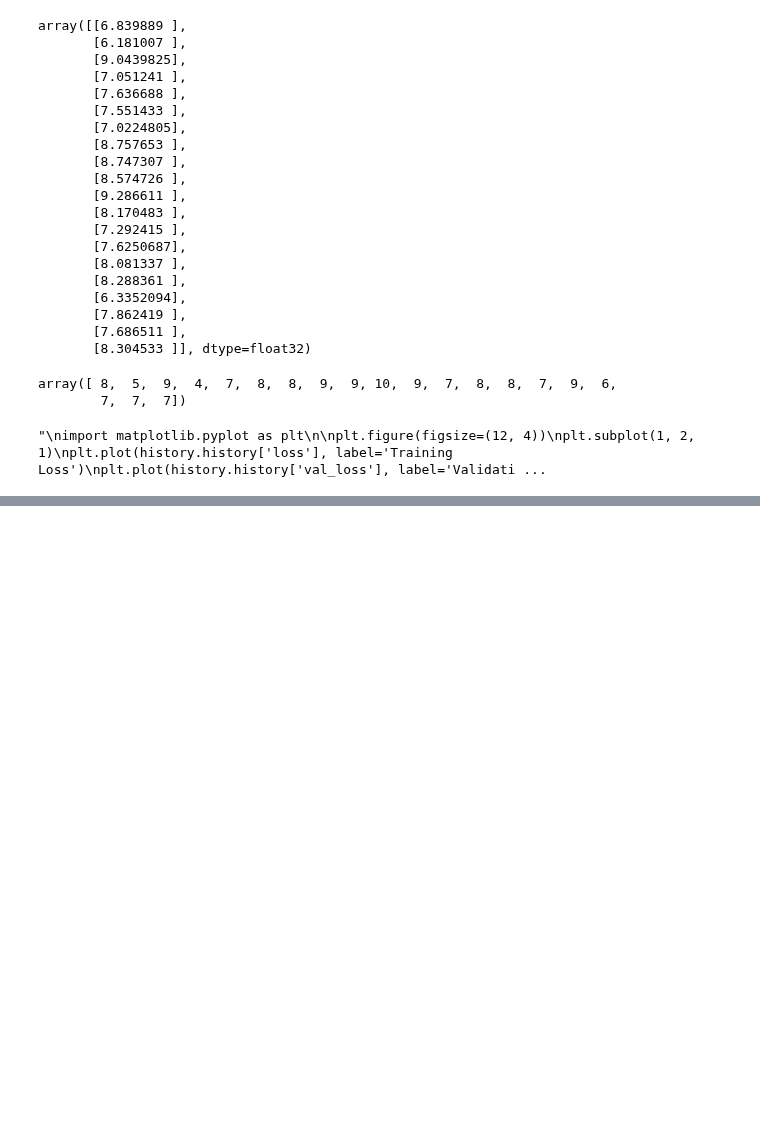
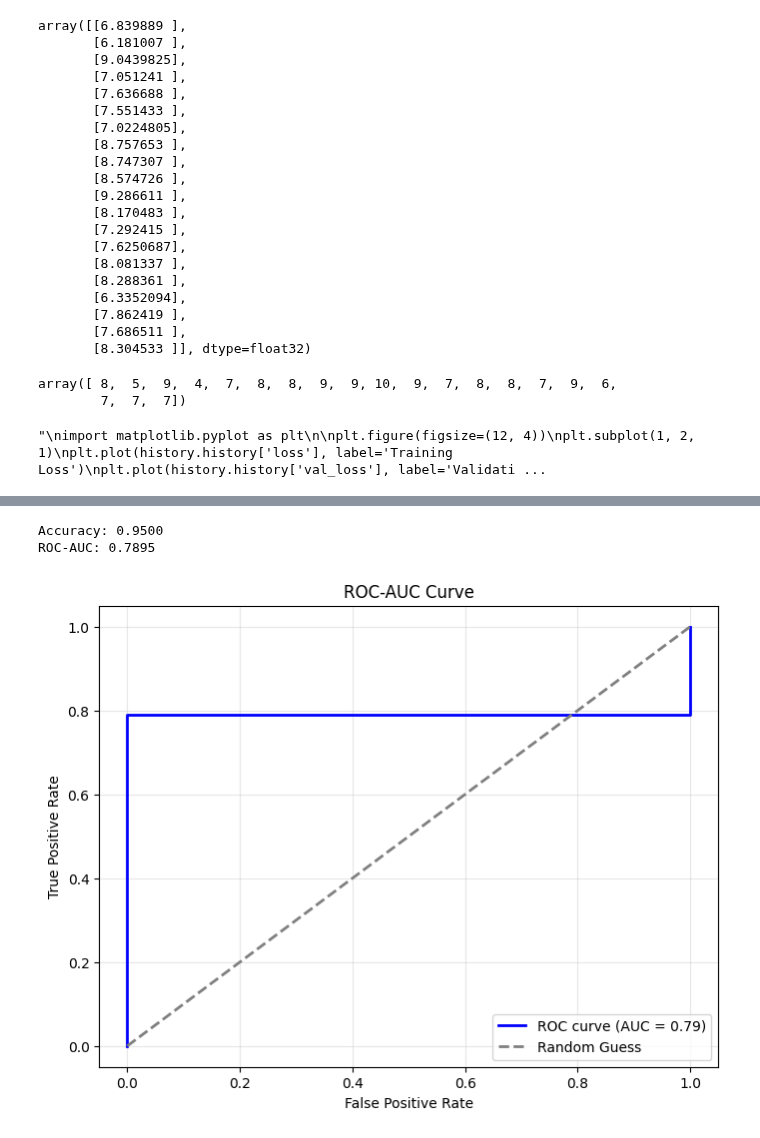
Before and after one commit to SavageCat05/Manga-Recommender, a Jupyter notebook: core/NN.ipynb, the cells around one changed output, grey strips where cells are left out. Saved outputs shown, nothing was run; the diff lists cells and outputs as text; code cells hidden in the pictures; blank space fills up the shorter version.

Commit message:
added evaluation metrics in NN file

```diff
--- a/core/NN.ipynb
+++ b/core/NN.ipynb
@@ -990,0 +970,38 @@ plt.show()
+# %%
+from sklearn.metrics import accuracy_score, roc_auc_score
+
+
+Y_test = Y_test[:len(predictions)]
+
+y_pred_binary = (predictions >= 5).astype(int)
+y_test_binary = (Y_test >= 5).astype(int)
+accuracy = accuracy_score(y_test_binary, y_pred_binary)
+print(f"Accuracy: {accuracy:.4f}")
+
+
+roc_auc = roc_auc_score(y_test_binary, predictions)
+print(f"ROC-AUC: {roc_auc:.4f}")
+# %% [output]
+Accuracy: 0.9500
+ROC-AUC: 0.7895
+# %%
+from sklearn.metrics import roc_curve, auc
+
+import matplotlib.pyplot as plt
+
+# Compute the ROC curve and AUC
+fpr, tpr, thresholds = roc_curve(y_test_binary, predictions)
+roc_auc_value = auc(fpr, tpr)
+
+# Plot the ROC curve
+plt.figure(figsize=(8, 6))
+plt.plot(fpr, tpr, color='blue', lw=2, label=f'ROC curve (AUC = {roc_auc_value:.2f})')
+plt.plot([0, 1], [0, 1], color='gray', linestyle='--', lw=2, label='Random Guess')
+plt.xlabel('False Positive Rate')
+plt.ylabel('True Positive Rate')
+plt.title('ROC-AUC Curve')
+plt.legend(loc='lower right')
+plt.grid(alpha=0.3)
+plt.show()
+# %% [output]
+[figure, added]
```
Also changed, not shown: parts of 7 cells of this notebook.
